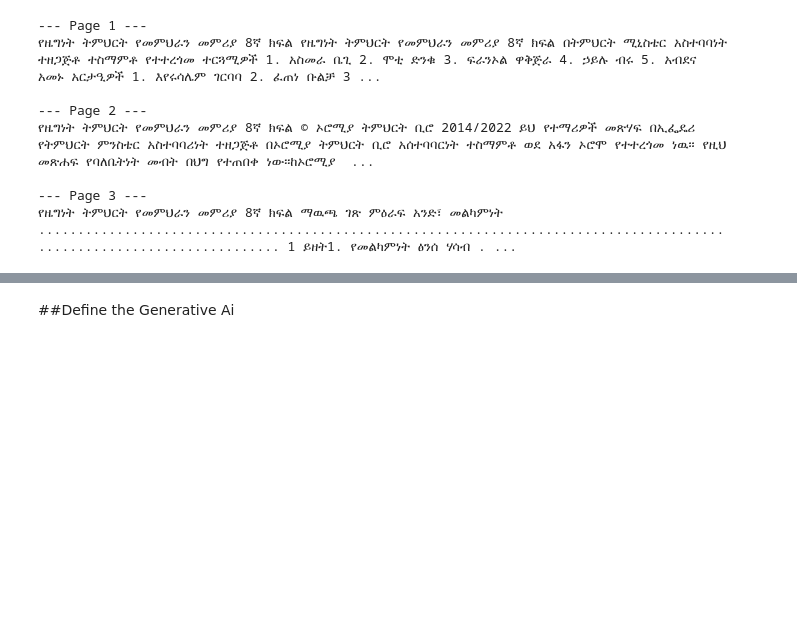
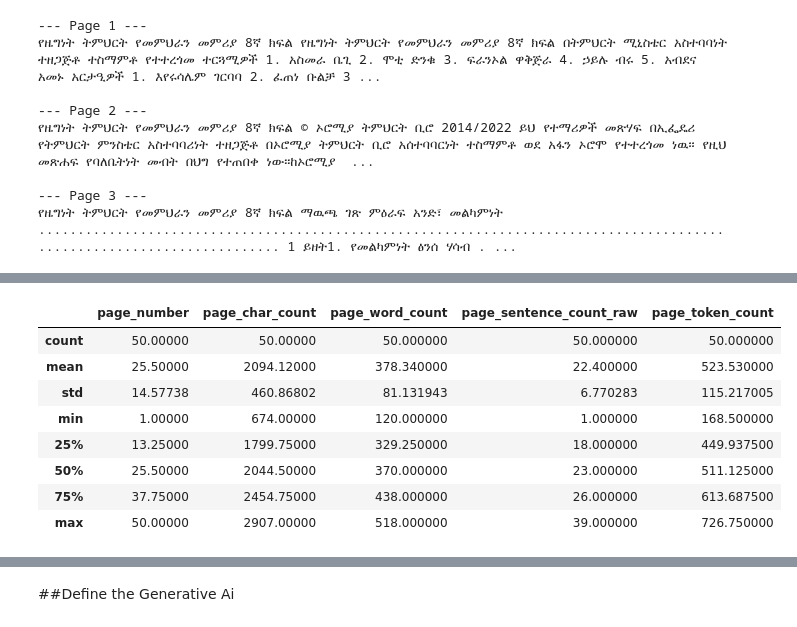
Before and after one commit to YonaniCodes/rag, a Jupyter notebook: yonas_rag.ipynb, the cells around one changed output, grey strips where cells are left out. Cells and saved outputs as stored; diff of their text form; code cells hidden in the pictures; blank space fills up the shorter version.

```diff
--- a/yonas_rag.ipynb
+++ b/yonas_rag.ipynb
@@ -108,0 +161,5 @@ pages[0], len(pages)
+# %%
+import pandas as pd
+
+df = pd.DataFrame(eng_pages_and_texts)
+df.head()
@@ -108,0 +173,12 @@ pages[0], len(pages)
+# %%
+df.describe()
+# %% [output]
+|  | page_number | page_char_count | page_word_count | page_sentence_count_raw | page_token_count |
+| count | 50.00000 | 50.00000 | 50.000000 | 50.000000 | 50.000000 |
+| mean | 25.50000 | 2094.12000 | 378.340000 | 22.400000 | 523.530000 |
+| std | 14.57738 | 460.86802 | 81.131943 | 6.770283 | 115.217005 |
+| min | 1.00000 | 674.00000 | 120.000000 | 1.000000 | 168.500000 |
+| 25% | 13.25000 | 1799.75000 | 329.250000 | 18.000000 | 449.937500 |
+| 50% | 25.50000 | 2044.50000 | 370.000000 | 23.000000 | 511.125000 |
+| 75% | 37.75000 | 2454.75000 | 438.000000 | 26.000000 | 613.687500 |
+| max | 50.00000 | 2907.00000 | 518.000000 | 39.000000 | 726.750000 |
```
Also changed, not shown: parts of 23 cells of this notebook.
